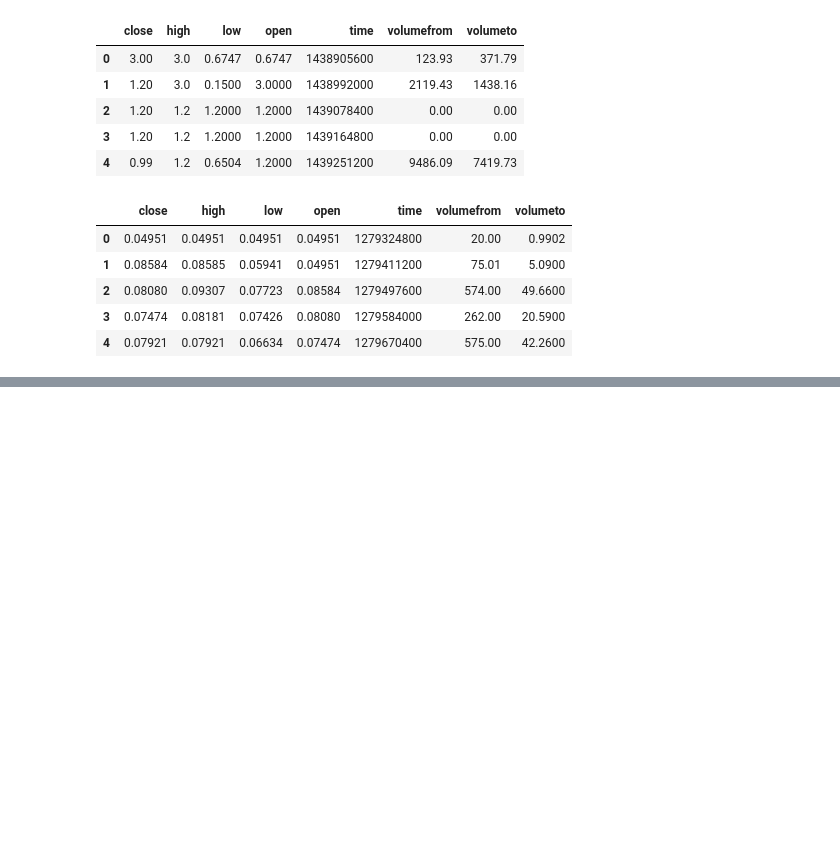
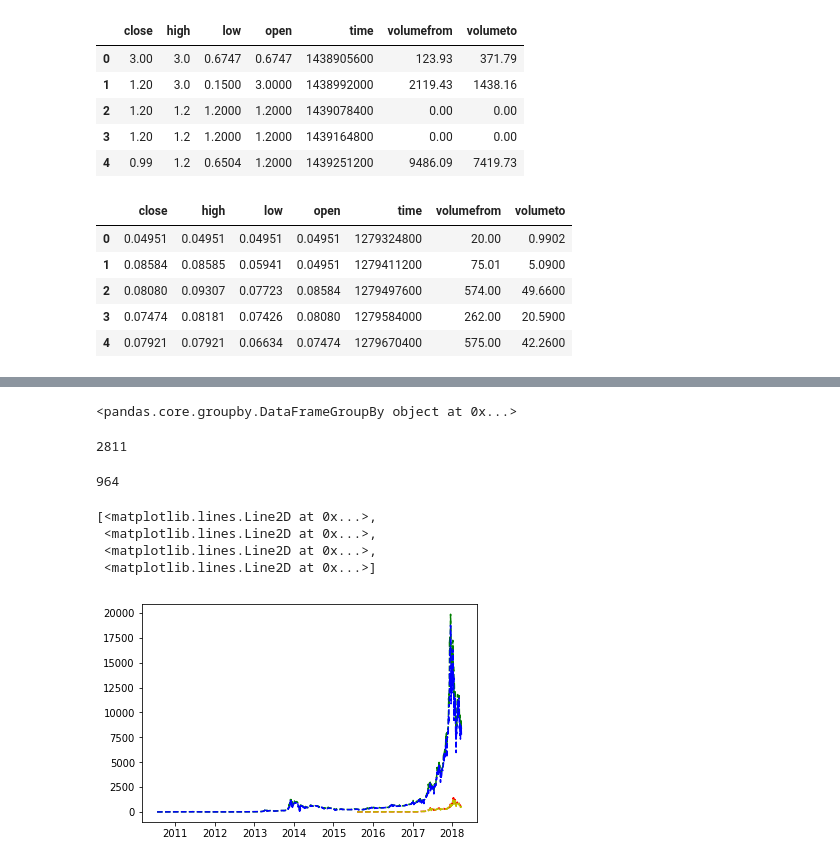
Before and after one commit to TinaWadhwa/MISY866, a Jupyter notebook: BTC_ETH_COMPARE.ipynb, the cells around one changed output, grey strips where cells are left out. Cells and saved outputs as stored; diff of their text form; code cells hidden in the pictures; blank space fills up the shorter version.

```diff
--- a/BTC_ETH_COMPARE.ipynb
+++ b/BTC_ETH_COMPARE.ipynb
@@ -72,0 +128,2 @@ for i,name in enumerate(currencies):
+# %%
+eth_DF['name']='Ethereum'
@@ -72,0 +202,30 @@ for i,name in enumerate(currencies):
+# %%
+Concatenated_Data =pd.concat([btc_DF,eth_DF])
+# %%
+Concatenated_Data.groupby(['name'])
+# %% [output]
+<pandas.core.groupby.DataFrameGroupBy object at 0x...>
+# %%
+len(btc_DF.index)
+# %% [output]
+2811
+# %%
+len(eth_DF.index)
+# %% [output]
+964
+# %%
+Concatenated_Data_indexed=Concatenated_Data.set_index('name')
+# %%
+x1 = Concatenated_Data_indexed.loc['BitCoin']['time']
+y1 = Concatenated_Data_indexed.loc['BitCoin']['high']
+y2 = Concatenated_Data_indexed.loc['BitCoin']['low']
+x2 = Concatenated_Data_indexed.loc['Ethereum']['time']
+y3 = Concatenated_Data_indexed.loc['Ethereum']['high']
+y4 = Concatenated_Data_indexed.loc['Ethereum']['low']
+pp.plot(x1,y1,'g--',x1,y2,'b--',x2,y3,'r--',x2,y4,'y--')
+# %% [output]
+[<matplotlib.lines.Line2D at 0x...>,
+ <matplotlib.lines.Line2D at 0x...>,
+ <matplotlib.lines.Line2D at 0x...>,
+ <matplotlib.lines.Line2D at 0x...>]
+[figure, added]
```
Also changed, not shown: parts of 15 cells of this notebook, 3 other files.
